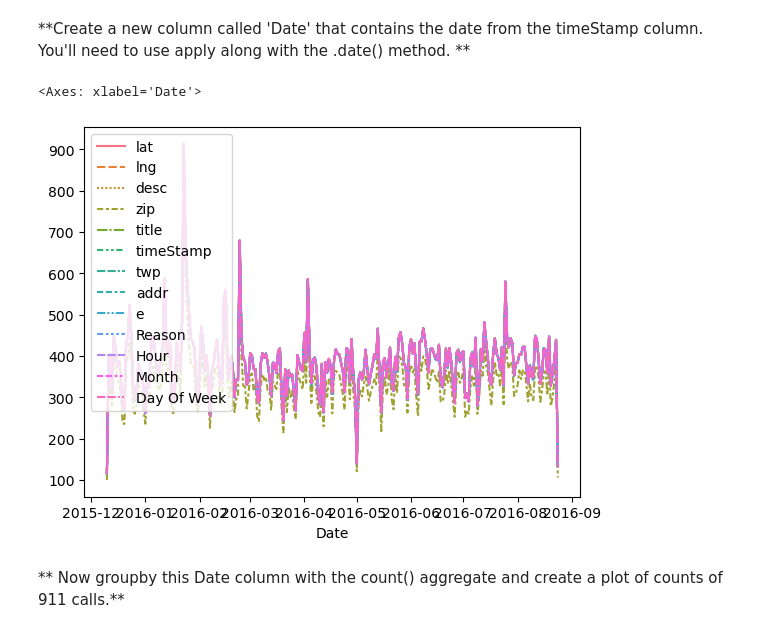
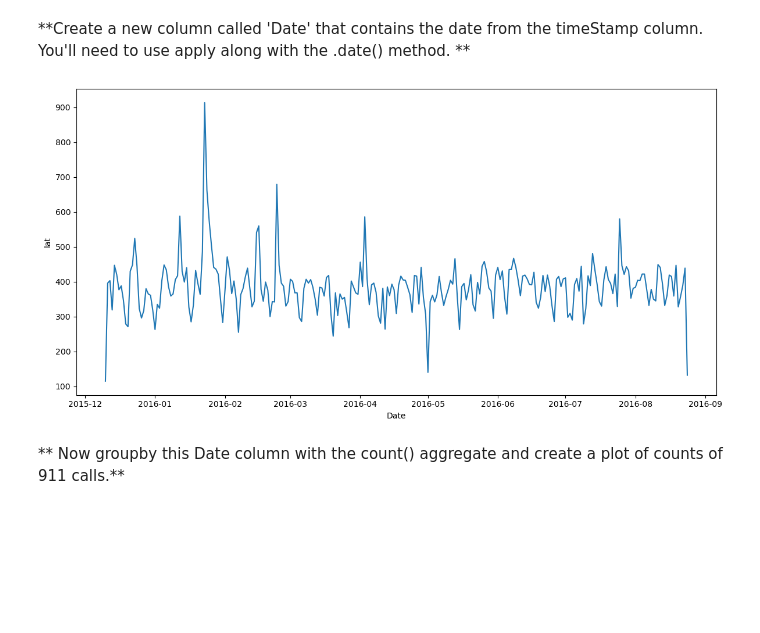
Before and after one commit to Jamy11/data-capstone-projects, a Jupyter notebook: 01-911 Calls Data Capstone Project.ipynb, the cells around one changed output. Drawn from its saved outputs; the diff is of its cells as text; code cells hidden in the pictures; blank space fills up the shorter version.

```diff
--- a/01-911 Calls Data Capstone Project.ipynb
+++ b/01-911 Calls Data Capstone Project.ipynb
@@ -321,9 +320,10 @@ group_by_date = df.groupby('Date').count()
-# %%
-group_by_date.tail(10)
-sns.lineplot(data=group_by_date)
-# %% [output]
-<Axes: xlabel='Date'>
-[figure, removed]
+# %%
+
+plt.figure(figsize=(12, 6))
+sns.lineplot(x='Date',y='lat',data=group_by_date)
+plt.tight_layout()
+# %% [output]
+[figure, added]
 # %% [markdown]
 ** Now groupby this Date column with the count() aggregate and create a plot of counts of 911 calls.**
 # %%
```
Also changed, not shown: parts of 12 cells of this notebook.
